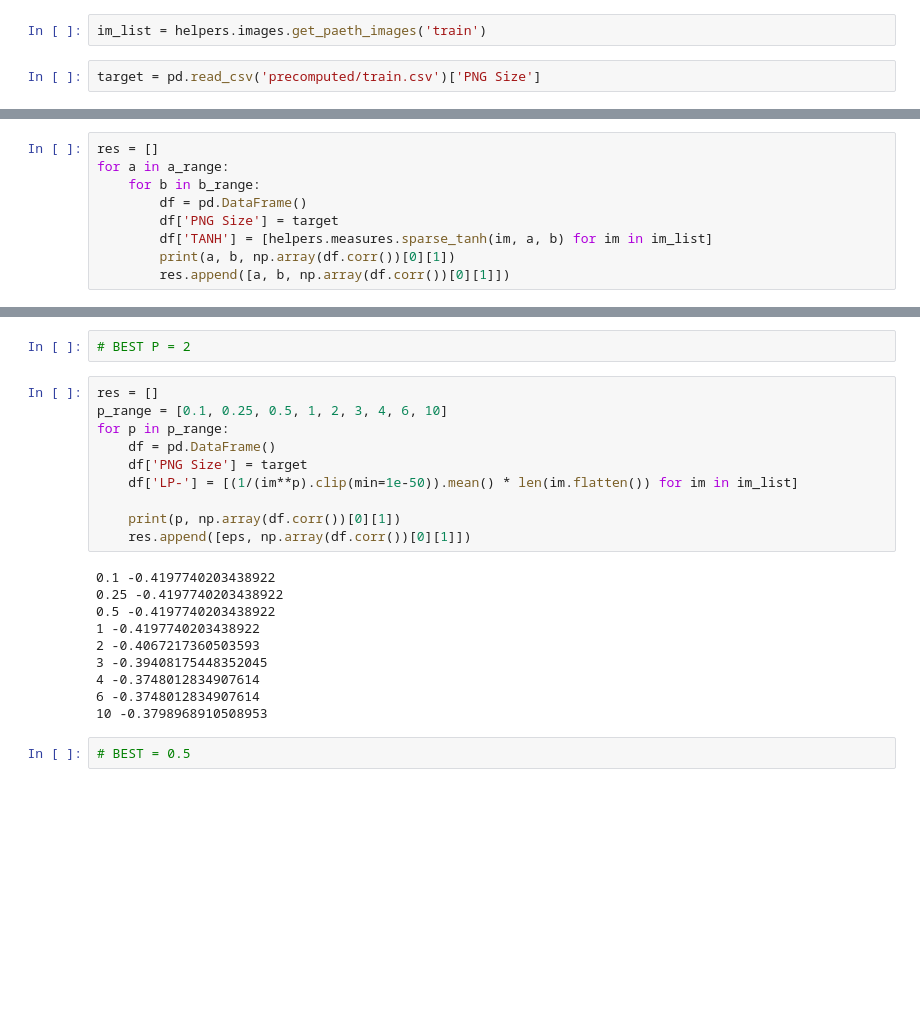
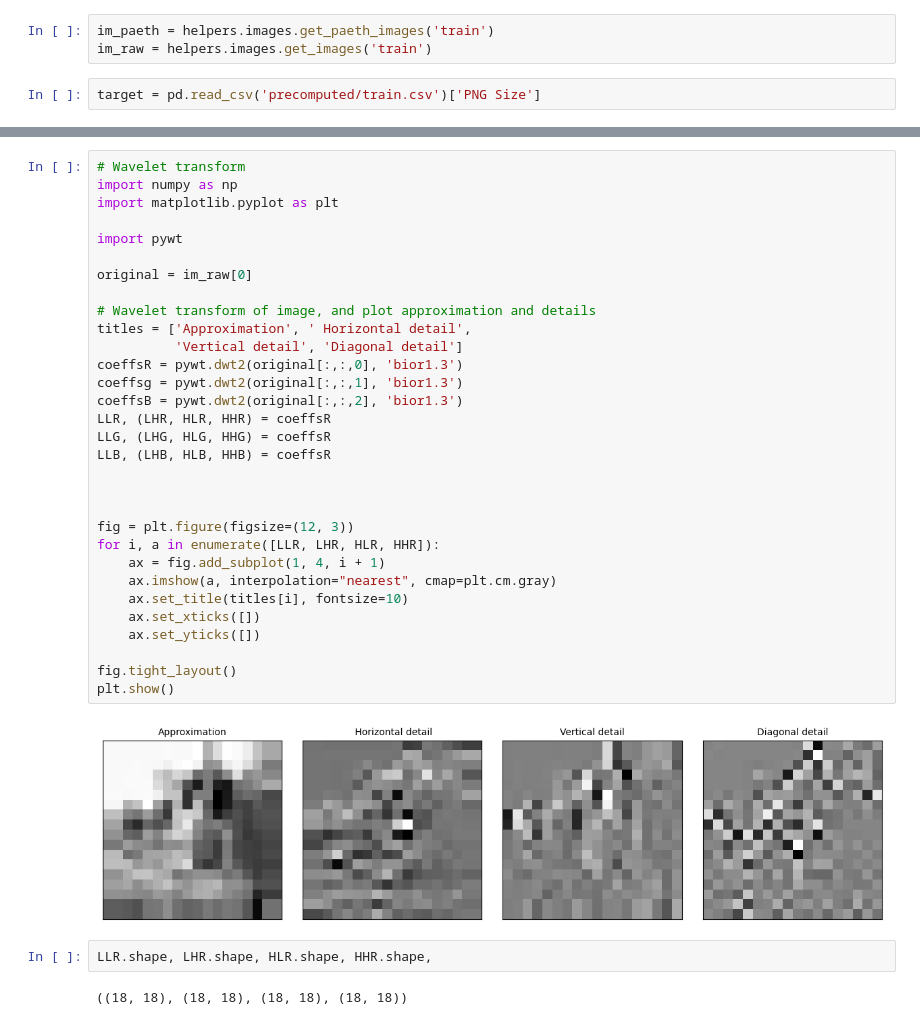
Before and after one commit to ClementCornet/Infer-PNG-Size, a Jupyter notebook: tests.ipynb, the cells around one changed output, grey strips where cells are left out. Drawn from its saved outputs; the diff is of its cells as text; blank space fills up the shorter version.

```diff
--- a/tests.ipynb
+++ b/tests.ipynb
@@ -2,6 +2,7 @@
 import helpers.images
 import pandas as pd
 # %%
-im_list = helpers.images.get_paeth_images('train')
+im_paeth = helpers.images.get_paeth_images('train')
+im_raw = helpers.images.get_images('train')
 # %%
 target = pd.read_csv('precomputed/train.csv')['PNG Size']
@@ -14,9 +8,0 @@ import numpy as np
-# %%
-res = []
-for a in a_range:
-    for b in b_range:
-        df = pd.DataFrame()
-        df['PNG Size'] = target
-        df['TANH'] = [helpers.measures.sparse_tanh(im, a, b) for im in im_list]
-        print(a, b, np.array(df.corr())[0][1])
-        res.append([a, b, np.array(df.corr())[0][1]])
@@ -115,24 +9,37 @@ for p in p_range:
-# %%
-# BEST P = 2
-# %%
-res = []
-p_range = [0.1, 0.25, 0.5, 1, 2, 3, 4, 6, 10]
-for p in p_range:
-    df = pd.DataFrame()
-    df['PNG Size'] = target
-    df['LP-'] = [(1/(im**p).clip(min=1e-50)).mean() * len(im.flatten()) for im in im_list]
-
-    print(p, np.array(df.corr())[0][1])
-    res.append([eps, np.array(df.corr())[0][1]])
-# %% [output]
-0.1 -0.4197740203438922
-0.25 -0.4197740203438922
-0.5 -0.4197740203438922
-1 -0.4197740203438922
-2 -0.4067217360503593
-3 -0.39408175448352045
-4 -0.3748012834907614
-6 -0.3748012834907614
-10 -0.3798968910508953
-# %%
-# BEST = 0.5
+# %%
+# Wavelet transform
+import numpy as np
+import matplotlib.pyplot as plt
+
+import pywt
+
+original = im_raw[0]
+
+# Wavelet transform of image, and plot approximation and details
+titles = ['Approximation', ' Horizontal detail',
+          'Vertical detail', 'Diagonal detail']
+coeffsR = pywt.dwt2(original[:,:,0], 'bior1.3')
+coeffsg = pywt.dwt2(original[:,:,1], 'bior1.3')
+coeffsB = pywt.dwt2(original[:,:,2], 'bior1.3')
+LLR, (LHR, HLR, HHR) = coeffsR
+LLG, (LHG, HLG, HHG) = coeffsR
+LLB, (LHB, HLB, HHB) = coeffsR
+
+
+
+fig = plt.figure(figsize=(12, 3))
+for i, a in enumerate([LLR, LHR, HLR, HHR]):
+    ax = fig.add_subplot(1, 4, i + 1)
+    ax.imshow(a, interpolation="nearest", cmap=plt.cm.gray)
+    ax.set_title(titles[i], fontsize=10)
+    ax.set_xticks([])
+    ax.set_yticks([])
+
+fig.tight_layout()
+plt.show()
+# %% [output]
+[figure, added]
+# %%
+LLR.shape, LHR.shape, HLR.shape, HHR.shape,
+# %% [output]
+((18, 18), (18, 18), (18, 18), (18, 18))
```
Also changed, not shown: parts of 51 cells of this notebook, 17 other files.
